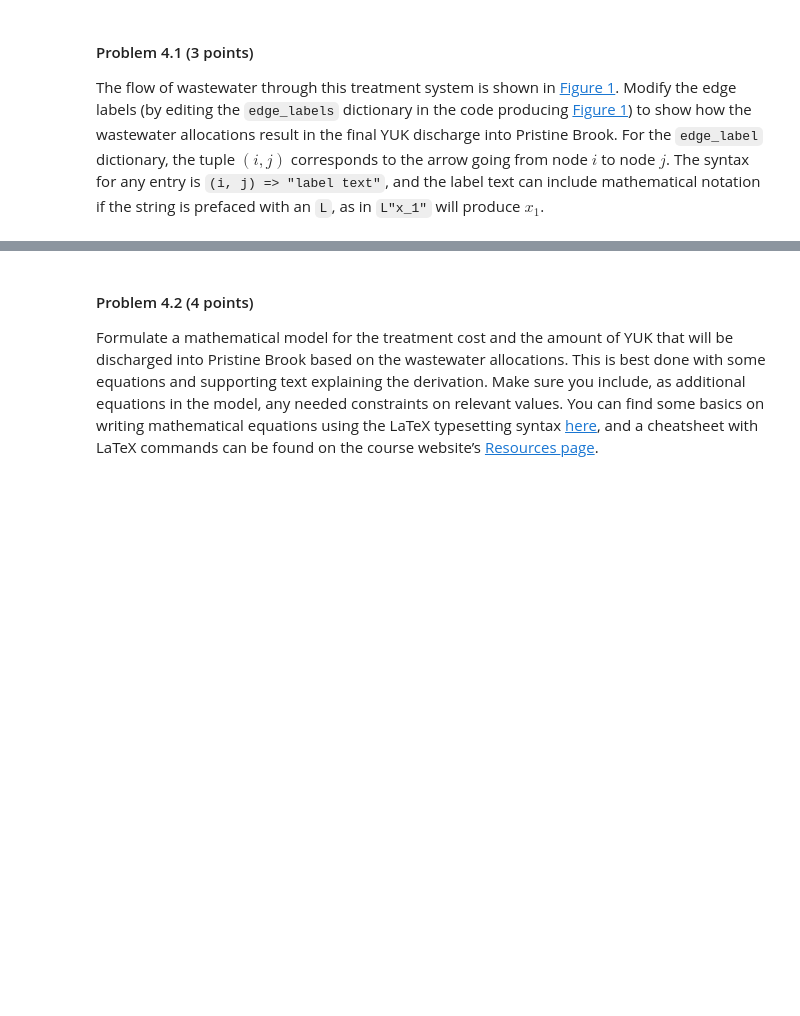
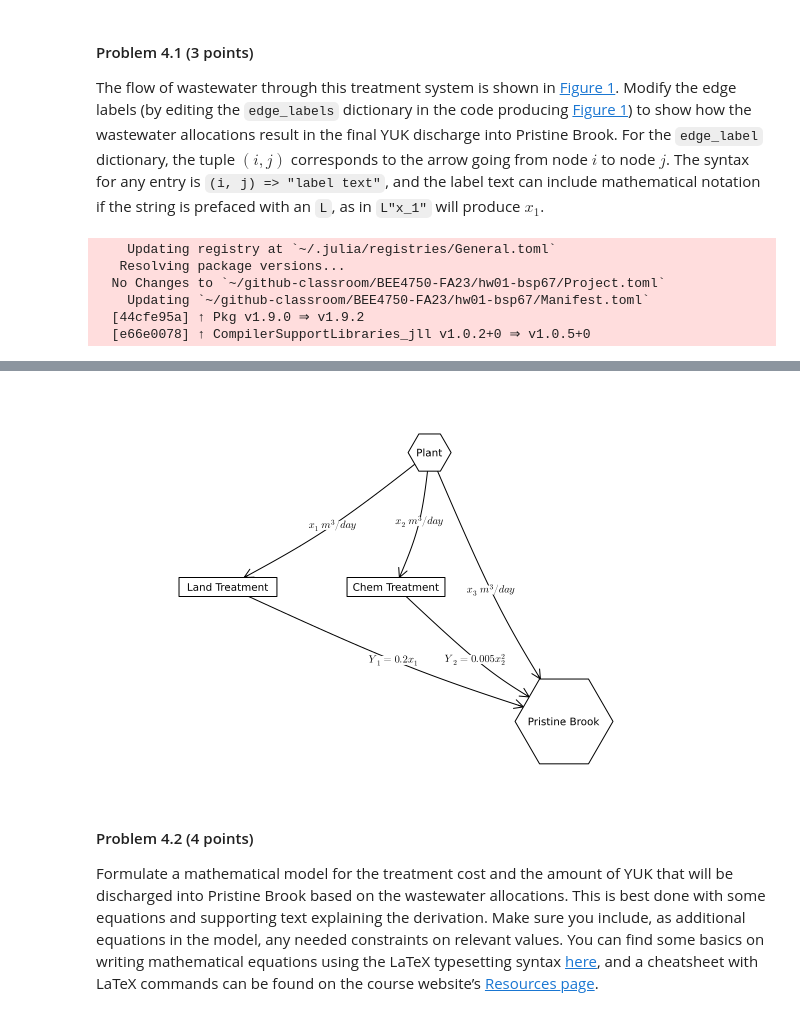
Before and after one commit to BEE4750-FA23/hw01-bsp67, a Jupyter notebook: hw01.ipynb, the cells around one changed output, grey strips where cells are left out. Drawn from its saved outputs; the diff is of its cells as text; code cells hidden in the pictures; blank space fills up the shorter version.

```diff
--- a/hw01.ipynb
+++ b/hw01.ipynb
@@ -250,8 +251,18 @@ corresponds to the arrow going from node $i$ to node $j$. The syntax for
 any entry is `(i, j) => "label text"`, and the label text can include
 mathematical notation if the string is prefaced with an `L`, as in
 `L"x_1"` will produce $x_1$.
+# %%
+using Pkg
+Pkg.add("LaTeXStrings")
+# %% [output]
+    Updating registry at `~/.julia/registries/General.toml`
+   Resolving package versions...
+  No Changes to `~/github-classroom/BEE4750-FA23/hw01-bsp67/Project.toml`
+    Updating `~/github-classroom/BEE4750-FA23/hw01-bsp67/Manifest.toml`
+  [44cfe95a] ↑ Pkg v1.9.0 ⇒ v1.9.2
+  [e66e0078] ↑ CompilerSupportLibraries_jll v1.0.2+0 ⇒ v1.0.5+0
 # %%
-using GraphRecipes, Plots
+using GraphRecipes, Plots, LaTeXStrings
 
 A = [0 1 1 1;
     0 0 0 1;
@@ -260,7 +271,7 @@ A = [0 1 1 1;
 
 names = ["Plant", "Land Treatment", "Chem Treatment", "Pristine Brook"]
 # modify this dictionary to add labels
-edge_labels = Dict((1, 2) => "", (1,3) => "", (1, 4) => "",(2, 4) => "",(3, 4) => "")
+edge_labels = Dict((1, 2) => L"x_1 \ m^3/day", (1,3) => L"x_2 \ m^3/day", (1, 4) => L"x_3 \ m^3/day",(2, 4) => L"Y_1 = 0.2x_1",(3, 4) => L"Y_2=0.005x_2^2")
 shapes=[:hexagon, :rect, :rect, :hexagon]
 xpos = [0, -1.5, -0.25, 1]
 ypos = [1, 0, 0, -1]
@@ -271,3 +281,4 @@ graphplot(A, names=names,edgelabel=edge_labels, markersize=0.15, markershapes=sh
+[figure, added]
 # %% [markdown]
 #### Problem 4.2 (4 points)
 
```
Also changed, not shown: parts of 5 cells of this notebook.
